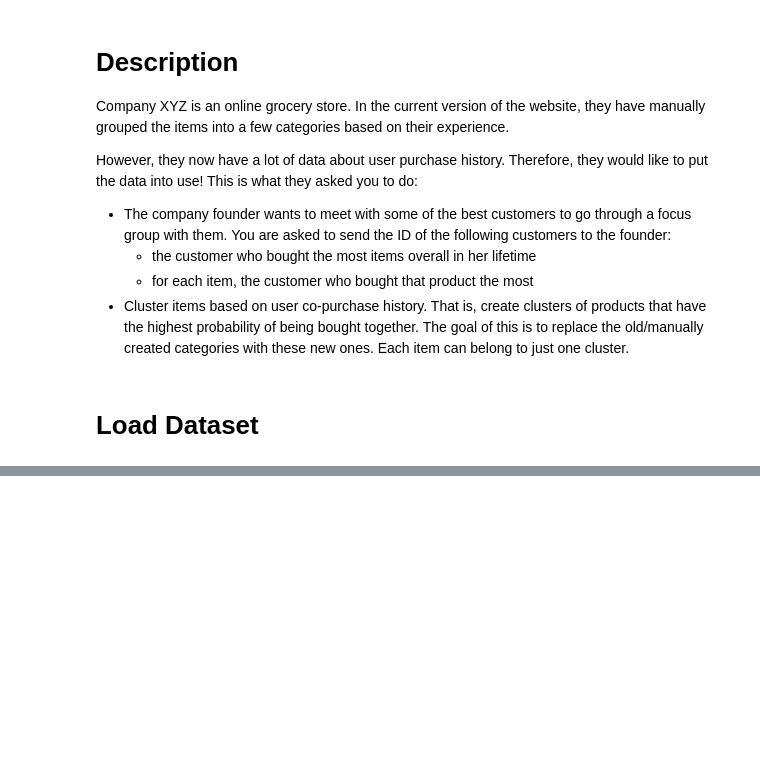
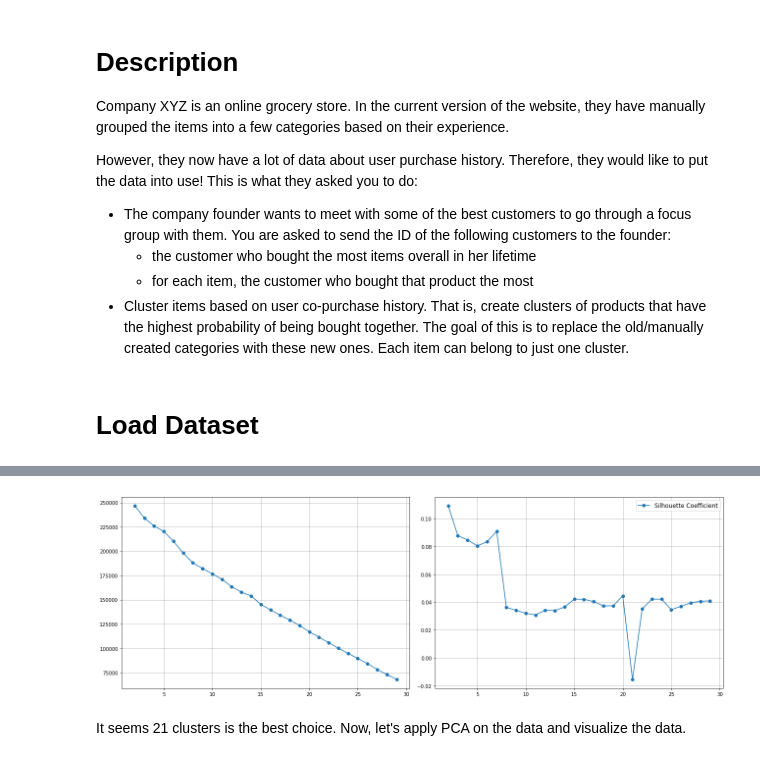
Before and after one commit to JifuZhao/DS-Take-Home, a Jupyter notebook: 09. Clustering Grocery Items.ipynb, the cells around one changed output, grey strips where cells are left out. Saved outputs shown, nothing was run; the diff lists cells and outputs as text; code cells hidden in the pictures; blank space fills up the shorter version.

```diff
--- a/09. Clustering Grocery Items.ipynb
+++ b/09. Clustering Grocery Items.ipynb
@@ -36,0 +81,16 @@ data.describe()
+# %%
+# ref: https://github.com/stasi009/TakeHomeDataChallenges/blob/master/09.ClusterGrocery/cluster_grocery.ipynb
+def id_to_item(df):
+    """ function to convert id into counts """
+    # 'sum' here is adding two lists into one big list
+    ids = df['id'].str.split(',').sum()
+    id_list = [0 for i in range(1, 49)]
+    for i in ids:
+        id_list[int(i) - 1] += 1
+
+    return pd.Series(id_list, index=list(range(1, 49)))
+# %%
+# get user_item count matrix
+user_item_count = history.groupby('user_id').apply(id_to_item)
+
+user_item_count.head()
@@ -36,0 +150,4 @@ data.describe()
+# %%
+# define the feature matrix: item_id, user_id
+feature = user_item_count.T
+feature.head()
@@ -36,0 +162,27 @@ data.describe()
+# %%
+# determine the best number of clusters
+clusters = range(2, 30)
+inertias = []
+silhouettes = []
+
+for n_clusters in clusters:
+    kmeans = KMeans(n_clusters=n_clusters, init='k-means++', random_state=42, n_jobs=-1)
+    kmeans = kmeans.fit(feature)
+    label = kmeans.predict(feature)
+
+    inertias.append(kmeans.inertia_)
+    silhouettes.append(silhouette_score(feature, label))
+# %%
+# visualization
+fig, ax = plt.subplots(nrows=1, ncols=2, figsize=(18, 6))
+ax[0].plot(clusters, inertias, 'o-', label='Sum of Squared Distances')
+ax[0].grid(True)
+ax[1].plot(clusters, silhouettes, 'o-', label='Silhouette Coefficient')
+ax[1].grid(True)
+plt.legend(fontsize=12)
+plt.tight_layout()
+plt.show()
+# %% [output]
+[figure, added]
+# %% [markdown]
+It seems 21 clusters is the best choice. Now, let's apply PCA on the data and visualize the data.
```
Also changed, not shown: parts of 22 cells of this notebook.
